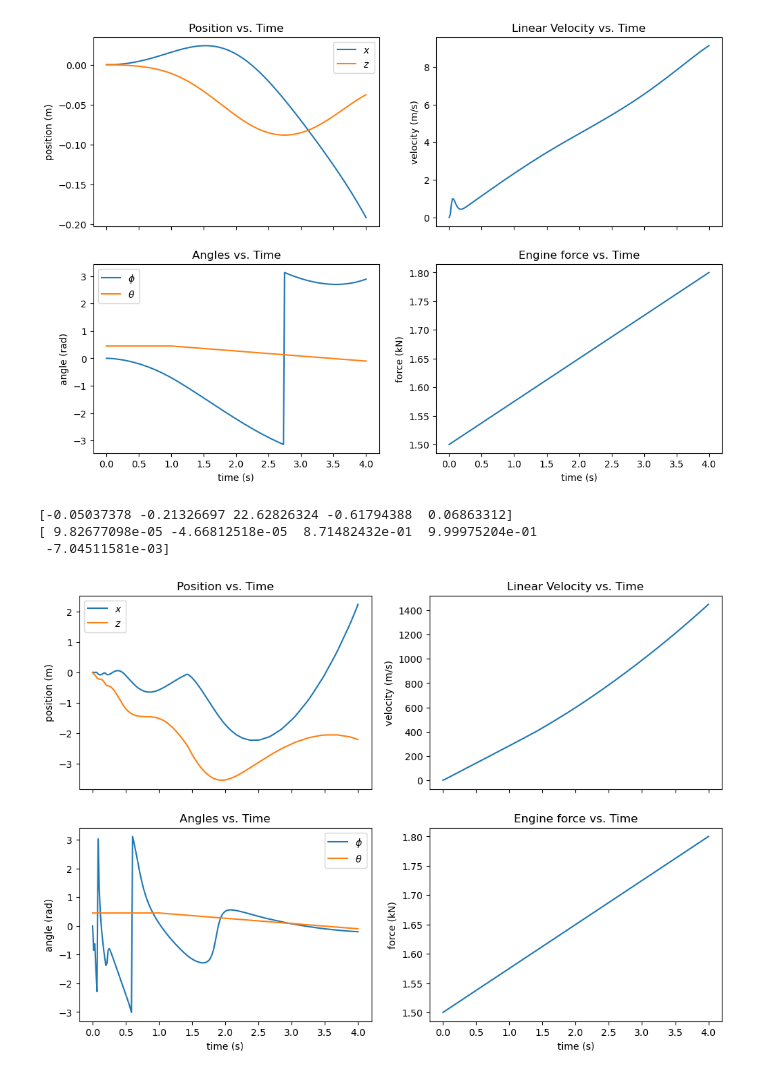
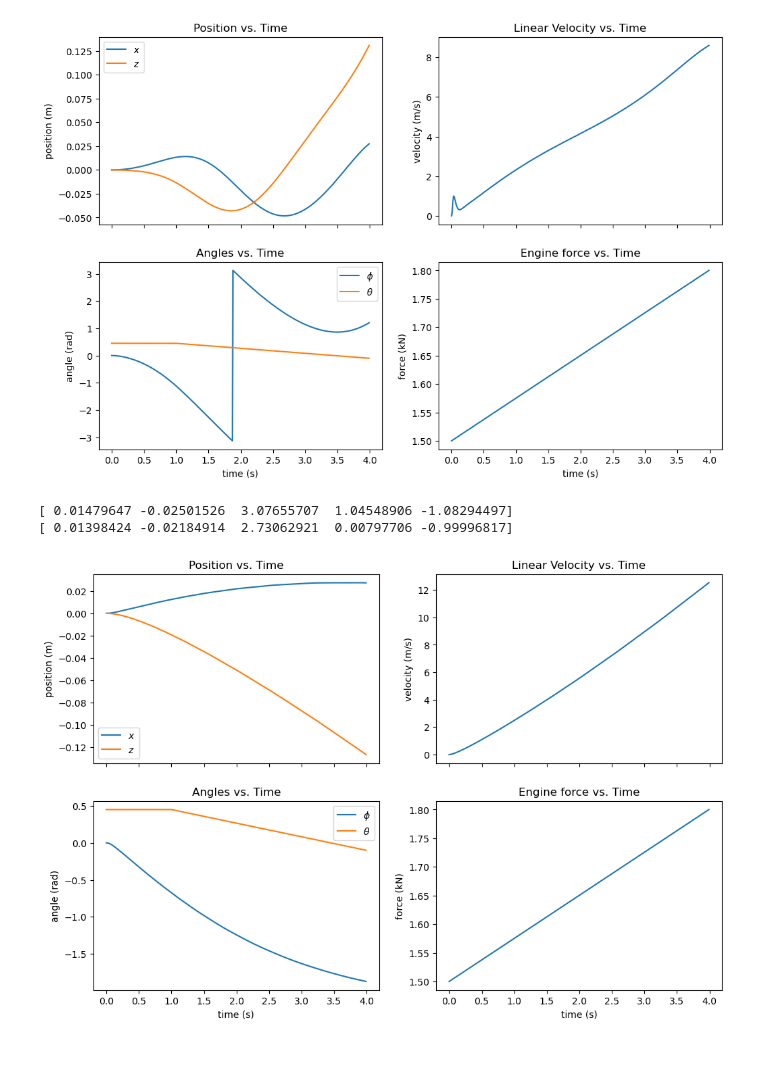
Before and after one commit to KylerLimata/hybrid-control-car, a Jupyter notebook: nonlinearIOsys.ipynb, the cells around one changed output. Cells and saved outputs as stored; diff of their text form; code cells hidden in the pictures.

```diff
--- a/nonlinearIOsys.ipynb
+++ b/nonlinearIOsys.ipynb
@@ -26,8 +26,8 @@ def compute_phi(n_x, n_z) -> float:
 sim = CarSimulation()
 sim.create_floor()
 
-hz = 60 # Timesteps per second
-upm = 60 # Units per meter
+hz = 100 # Timesteps per second
+upm = 100 # Units per meter
 
 def simulate(sim: CarSimulation, engine_force: float, steering_angle: float):
     # Convert force to kg*units/timestep^2
@@ -93,7 +93,7 @@ def plot_data(t, state, input):
     axs[3].set_ylabel("force (kN)")
 
 nsteps_test = hz*4
-t_test = np.linspace(0, nsteps_test, nsteps_test)
+t_test = np.linspace(0, nsteps_test - 1, nsteps_test)
 test_inputs = np.array([
     np.linspace(1500, 1800, nsteps_test),
     np.concatenate((
@@ -106,46 +106,43 @@ t_test_seconds = t_test/hz
 
 plot_data(t_test_seconds, test_states, test_inputs)
 # %% [output]
-[figure, old version]
+[figure, new version]
 # %%
 sim.reset_car(0.0)
 
-def _simulation_update(_t, _x, u, params = {}):
+def _simulation_update(t, _x, u, params = {}):
     # Convert force to kg*units/timestep^2
     engine_force = u[0]*(hz/upm**2)
     steering_angle = u[1]
 
     state, _, _, _ = sim.step(engine_force, steering_angle)
     state = np.array(state)
     # Convert units
     state[0] = state[0]/upm # x
     state[1] = state[1]/upm # z
     state[2] = state[2]*(hz/upm) # v
 
     return state
 
 def _simulation_output(_t, x, _u, params):
     return x
 
-
-
 x0 = np.array([0.0, 0.0, 0.0, 1.0, 0.0])
 simulation_sys = ctrl.NonlinearIOSystem(
     _simulation_update, _simulation_output,
     states = ["x", "z", "v", "n_x", "n_z"],
     inputs = ["Fe", "theta"],
     name = "simulation_sys"
 )
 system_states = ctrl.input_output_response(
-    simulation_sys, T=t_test, U=test_inputs.T, X0=x0
+    simulation_sys, T=t_test_seconds, U=test_inputs.T, X0=x0
 ).y
 
-print(system_states[:, 5])
-print(test_states[5, :])
+print(system_states[:, 120])
+print(test_states[120, :])
 
 plot_data(t_test_seconds, system_states.T, test_inputs)
 # %% [output]
-[-0.05037378 -0.21326697 22.62826324 -0.61794388  0.06863312]
-[ 9.82677098e-05 -4.66812518e-05  8.71482432e-01  9.99975204e-01
- -7.04511581e-03]
+[ 0.01479647 -0.02501526  3.07655707  1.04548906 -1.08294497]
+[ 0.01398424 -0.02184914  2.73062921  0.00797706 -0.99996817]
-[figure, old version]
+[figure, new version]
```
